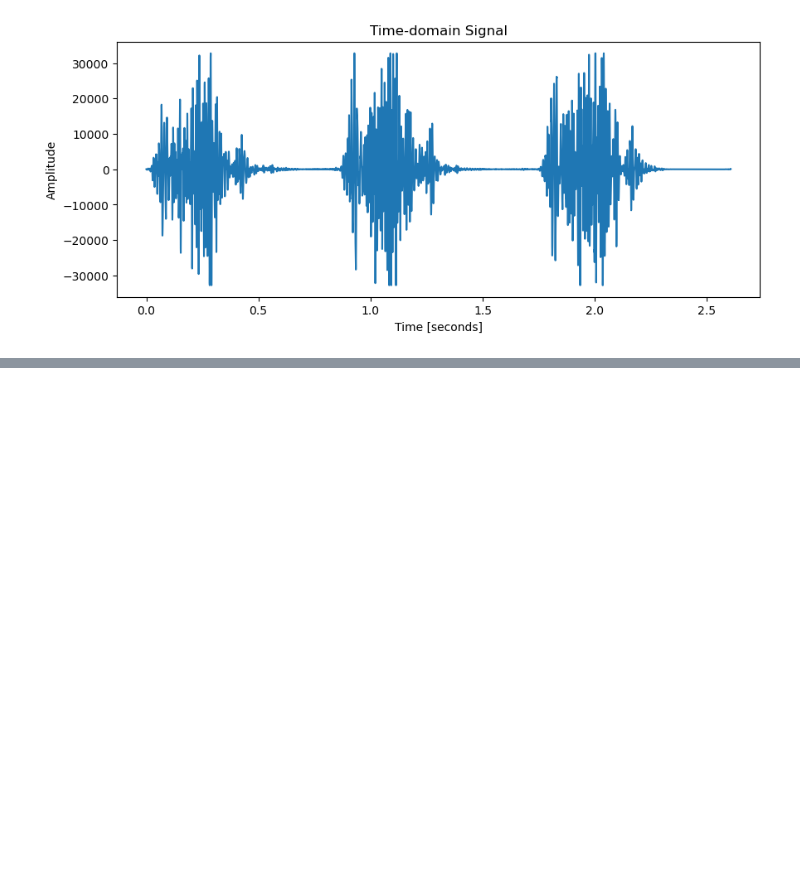
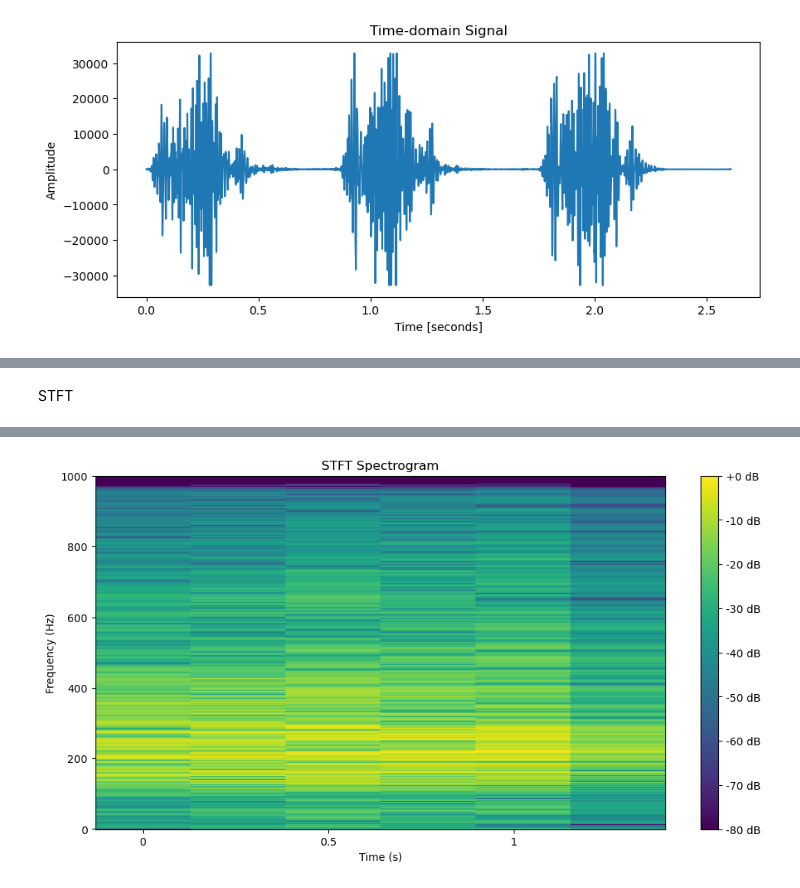
Before and after one commit to Somenpradhan/ECG-Signal, a Jupyter notebook: data/AS/signal_analysis.ipynb, the cells around one changed output, grey strips where cells are left out. Drawn from its saved outputs; the diff is of its cells as text; code cells hidden in the pictures; blank space fills up the shorter version.

```diff
--- a/data/AS/signal_analysis.ipynb
+++ b/data/AS/signal_analysis.ipynb
@@ -96,0 +172,34 @@ Duration: 2.606125 seconds
+# %% [markdown]
+STFT
+# %%
+%pip install librosa
+
+import librosa
+import librosa.display
+import matplotlib.pyplot as plt
+from scipy.io import wavfile
+import numpy as np
+
+# Load the WAV file
+sample_rate, data = wavfile.read('New_AS_001.wav')
+
+# Convert data to float (if it's not already in a floating-point format)
+data = data.astype(float)
+
+data = librosa.resample(data, orig_sr = sample_rate, target_sr = 1000)
+
+# Compute the STFT
+stft_result = librosa.stft(data)
+
+# Convert amplitude to decibels
+db_spectrogram = librosa.amplitude_to_db(abs(stft_result), ref=np.max)
+
+# Plot the spectrogram
+plt.figure(figsize=(12, 6))
+librosa.display.specshow(db_spectrogram, sr=2000, x_axis='time', y_axis='hz', cmap='viridis')
+plt.colorbar(format='%+2.0f dB')
+plt.title('STFT Spectrogram')
+plt.xlabel('Time (s)')
+plt.ylabel('Frequency (Hz)')
+plt.show()
+# %% [output]
@@ -96,0 +223 @@ Duration: 2.606125 seconds
+[figure, added]
```
Also changed, not shown: parts of 10 cells of this notebook.
